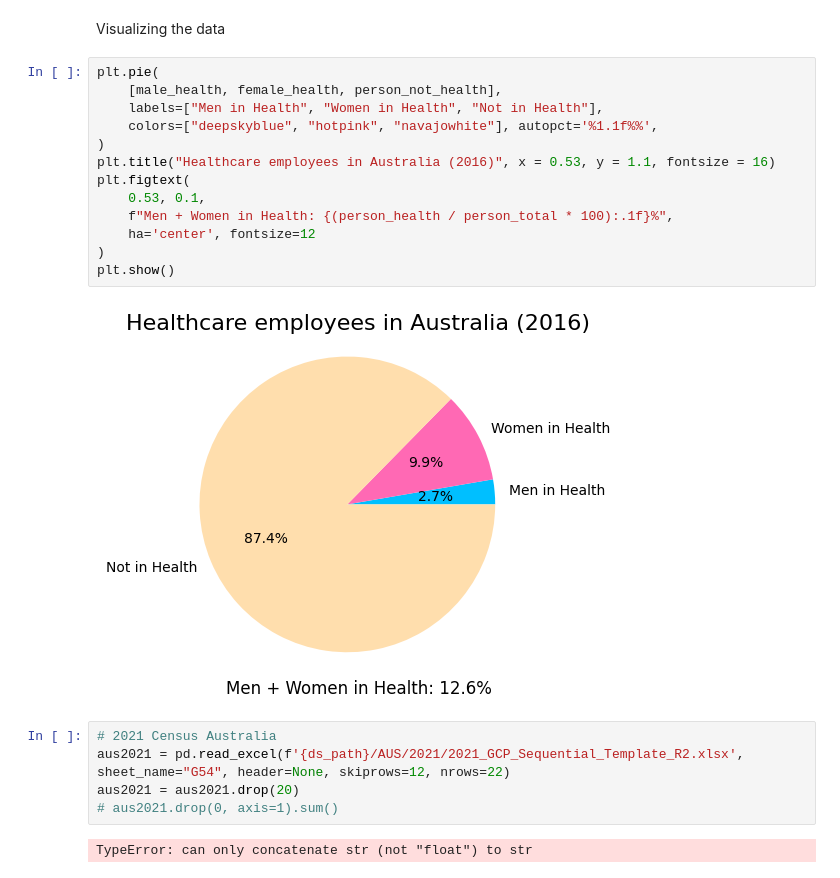
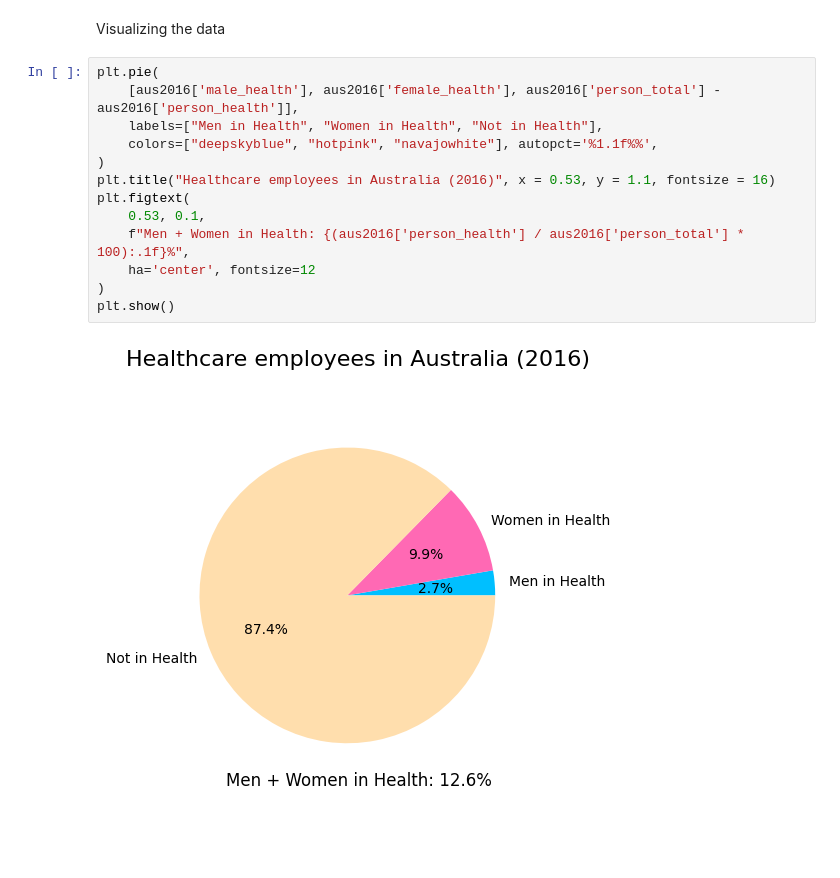
Before and after one commit to rakkateichou/CITS2402-prj1, a Jupyter notebook: CITS2402-Assignment-template.ipynb, the cells around one changed output. Cells and saved outputs as stored; diff of their text form; blank space fills up the shorter version.

```diff
--- a/CITS2402-Assignment-template.ipynb
+++ b/CITS2402-Assignment-template.ipynb
@@ -67,23 +96,16 @@ aus2016 = {'male_total': male_total, 'female_total': female_total, 'person_total
 Visualizing the data
 # %%
 plt.pie(
-    [male_health, female_health, person_not_health],
+    [aus2016['male_health'], aus2016['female_health'], aus2016['person_total'] - aus2016['person_health']],
     labels=["Men in Health", "Women in Health", "Not in Health"],
     colors=["deepskyblue", "hotpink", "navajowhite"], autopct='%1.1f%%',
 )
 plt.title("Healthcare employees in Australia (2016)", x = 0.53, y = 1.1, fontsize = 16)
 plt.figtext(
     0.53, 0.1,
-    f"Men + Women in Health: {(person_health / person_total * 100):.1f}%",
+    f"Men + Women in Health: {(aus2016['person_health'] / aus2016['person_total'] * 100):.1f}%",
     ha='center', fontsize=12
 )
 plt.show()
 # %% [output]
-[figure, old version]
+[figure, new version]
-# %%
-# 2021 Census Australia
-aus2021 = pd.read_excel(f'{ds_path}/AUS/2021/2021_GCP_Sequential_Template_R2.xlsx', sheet_name="G54", header=None, skiprows=12, nrows=22)
-aus2021 = aus2021.drop(20)
-# aus2021.drop(0, axis=1).sum()
-# %% [output]
-TypeError: can only concatenate str (not "float") to str
```
Also changed, not shown: parts of 3 cells of this notebook, 4 other files.
